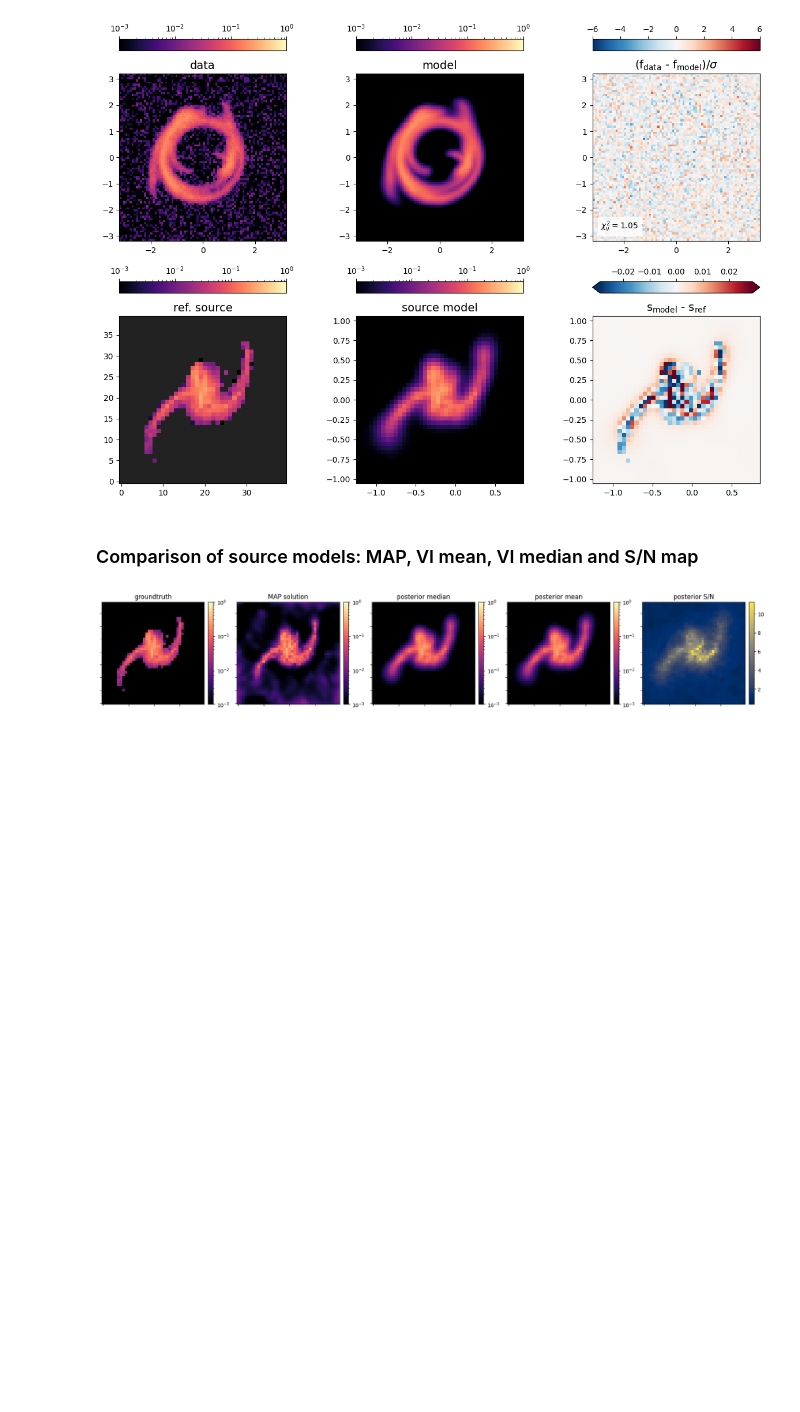
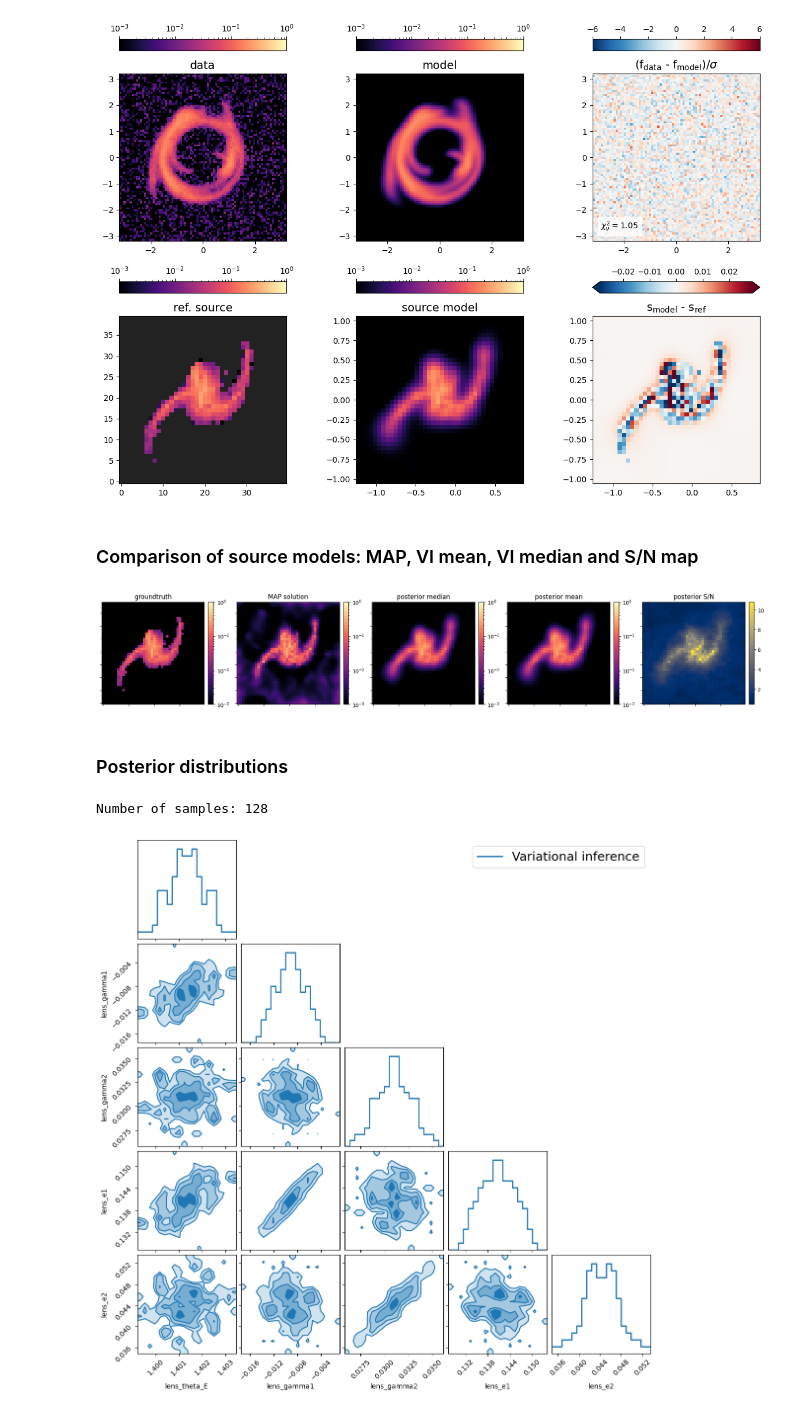
Before and after one commit to Herculens/herculens_workspace, a Jupyter notebook: notebooks/herculens__Complex_lensed_source_with_fields_nifty_VI.ipynb, the cells around one changed output. Saved outputs shown, nothing was run; the diff lists cells and outputs as text; code cells hidden in the pictures; blank space fills up the shorter version.

Commit message:
Update nifty VI notebook to reflect latest changes in herculens

```diff
--- a/notebooks/herculens__Complex_lensed_source_with_fields_nifty_VI.ipynb
+++ b/notebooks/herculens__Complex_lensed_source_with_fields_nifty_VI.ipynb
@@ -470,7 +476,7 @@ pprint(kwargs_bestfit['kwargs_lens'])
 # %% [markdown]
 We first start by specifying the prior for each parameter. Instead of the `numpyro`'s probabilistic model above, we use `nifty`'s transformations. In `nifty`, all parameters are expected to be sampled from the normal standard Gaussian distribution, i.e. N(0, 1); hence we need to transform them to obtain values which can be input to our forward lensing model (i.e. `LensImage.model()`).
 # %%
-nifty_prior = jftu.numpyro_to_nifty_prior(
+prior_transform = jftu.numpyro_to_nifty_prior(
     prob_model.model,
     field_components={'source_pixels': source_field},
     verbose=True,
@@ -521,7 +527,7 @@ def params2kwargs_adapted(params, fix_lens_mass=False):
 neg_log_likelihood = jftu.prepare_nifty_likelihood(
     data,
     lens_image,
-    nifty_prior,
+    prior_transform,
     params2kwargs_adapted,
     likelihood_mask=None,
 )
@@ -545,9 +554,8 @@ nifty_dir = os.path.join(
 key, key_init_vi, key_run_vi = jax.random.split(key, 3)
 
 # Run variational inference
-samples_vi, latent_samples_vi, final_state_vi = jftu.run_vi(
+latent_samples_vi, final_state_vi = jftu.run_vi(
     key_run_vi,
-    nifty_prior,
     neg_log_likelihood,
     n_total_iterations=12 if not TEST_MODE else 4,
     init_position=None,  # if None, will be randomly drawn from the prior
@@ -579,3 +587,6 @@ source_pixels_field_zeromode:: 'reduced Chi²:    0.85±     1.2, avg:    -0.01
+# %%
+# transform the latent parameter values to target parameter values
+samples_vi = jax.vmap(prior_transform)(latent_samples_vi.samples)
 # %% [markdown]
 ### Plot the mean over the VI samples
 # %%
@@ -634,3 +645,36 @@ plt.tight_layout()
 plt.show()
 # %% [output]
 [figure]
+# %% [markdown]
+### Posterior distributions
+# %%
+print("Number of samples:", samples_vi['lens_theta_E'].size)
+# %% [output]
+Number of samples: 128
+# %%
+# format labels and markers for getdist
+var_names_and_ranges = {
+    'lens_theta_E': 0.3, 'lens_gamma1': 0.3, 'lens_gamma2': 0.3, 'lens_e1': 0.3, 'lens_e2':0.3,
+}
+samples_corner = {}
+var_names = list(var_names_and_ranges.keys())
+ranges = list(var_names_and_ranges.values())
+vi_samples_select = {k: samples_vi[k] for k in var_names}
+
+fig = corner.corner(
+    vi_samples_select,
+    color='tab:blue',
+    var_names=var_names,
+    fill_contours=True,
+    plot_datapoints=False,
+    hist_kwargs=dict(label="Variational inference", linewidth=2),
+    smooth=0.7,  # NOTE: due to the limited number of samples, we apply some smoothing
+    smooth1d=0.7,
+)
+
+axes = np.array(fig.get_axes()).reshape(len(var_names), len(var_names))
+handles, labels = axes[0, 0].get_legend_handles_labels()
+axes[0, len(var_names)-1].legend(handles, labels, fontsize=18)
+plt.show()
+# %% [output]
+[figure, added]
```
Also changed, not shown: parts of 8 cells of this notebook.
